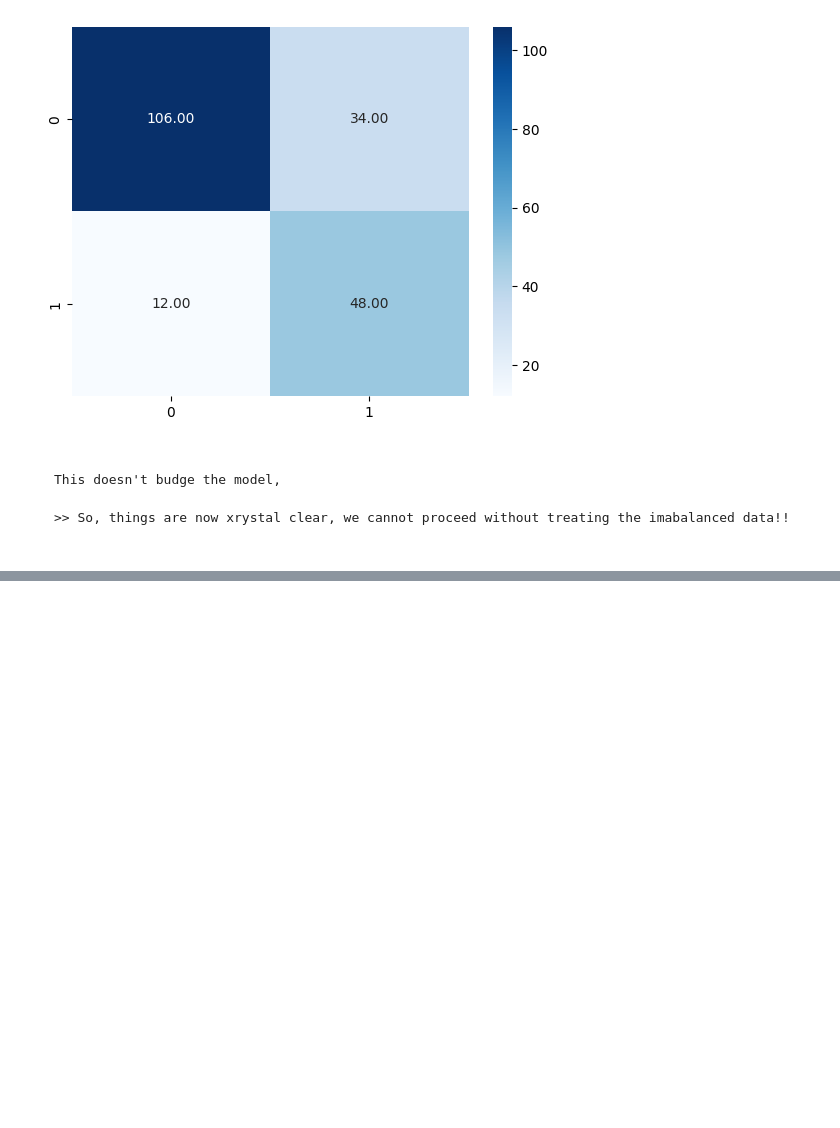
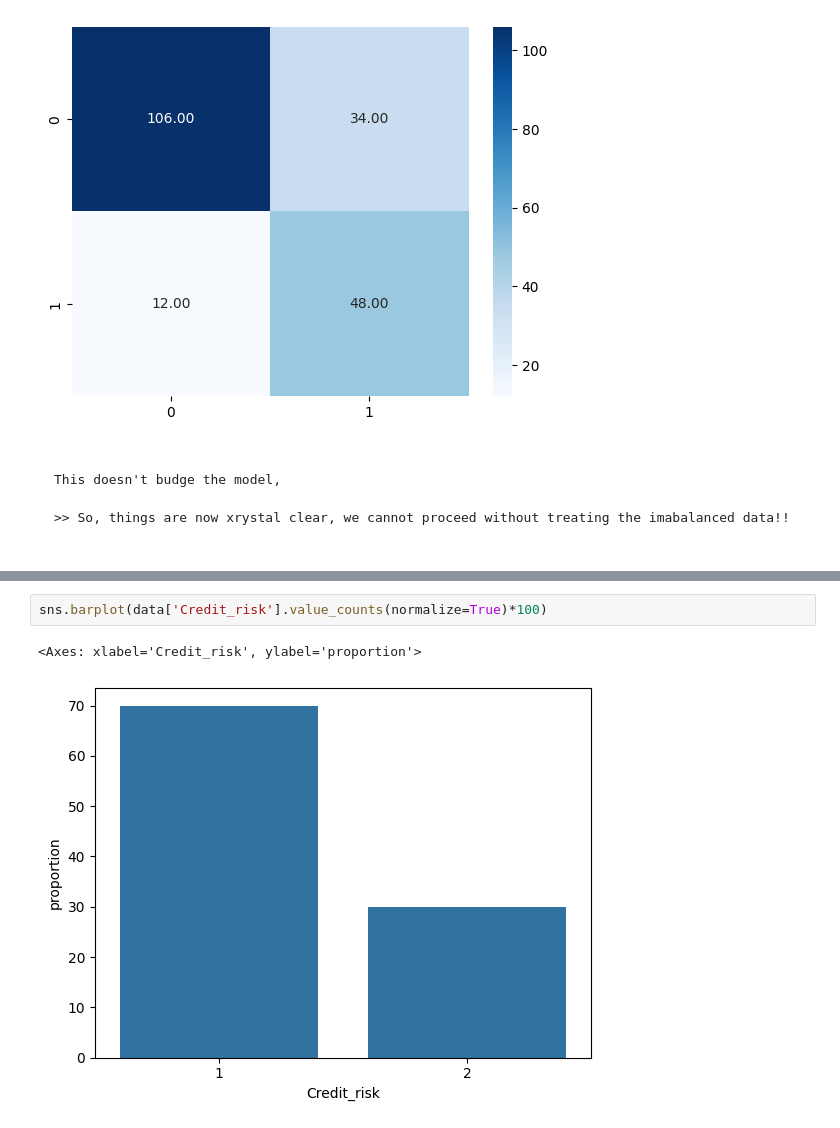
Before and after one commit to ashiq-km/Credit-Risk-Analysis---German-Bank-, a Jupyter notebook: notebooks/feature_engineering.ipynb, the cells around one changed output, grey strips where cells are left out. Drawn from its saved outputs; the diff is of its cells as text; blank space fills up the shorter version.

```diff
--- a/notebooks/feature_engineering.ipynb
+++ b/notebooks/feature_engineering.ipynb
@@ -265,0 +291,5 @@ This doesn't budge the model,
+# %%
+sns.barplot(data['Credit_risk'].value_counts(normalize=True)*100)
+# %% [output]
+<Axes: xlabel='Credit_risk', ylabel='proportion'>
+[figure, added]
```
Also changed, not shown: parts of 26 cells of this notebook.
